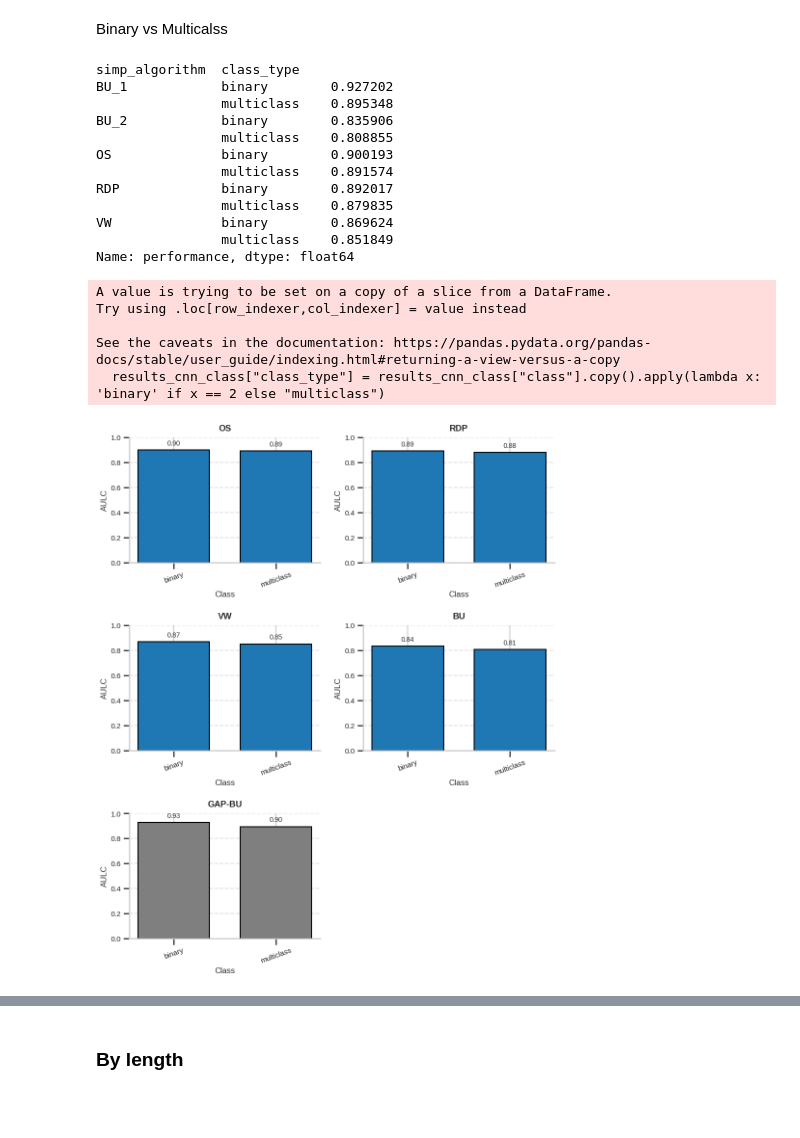
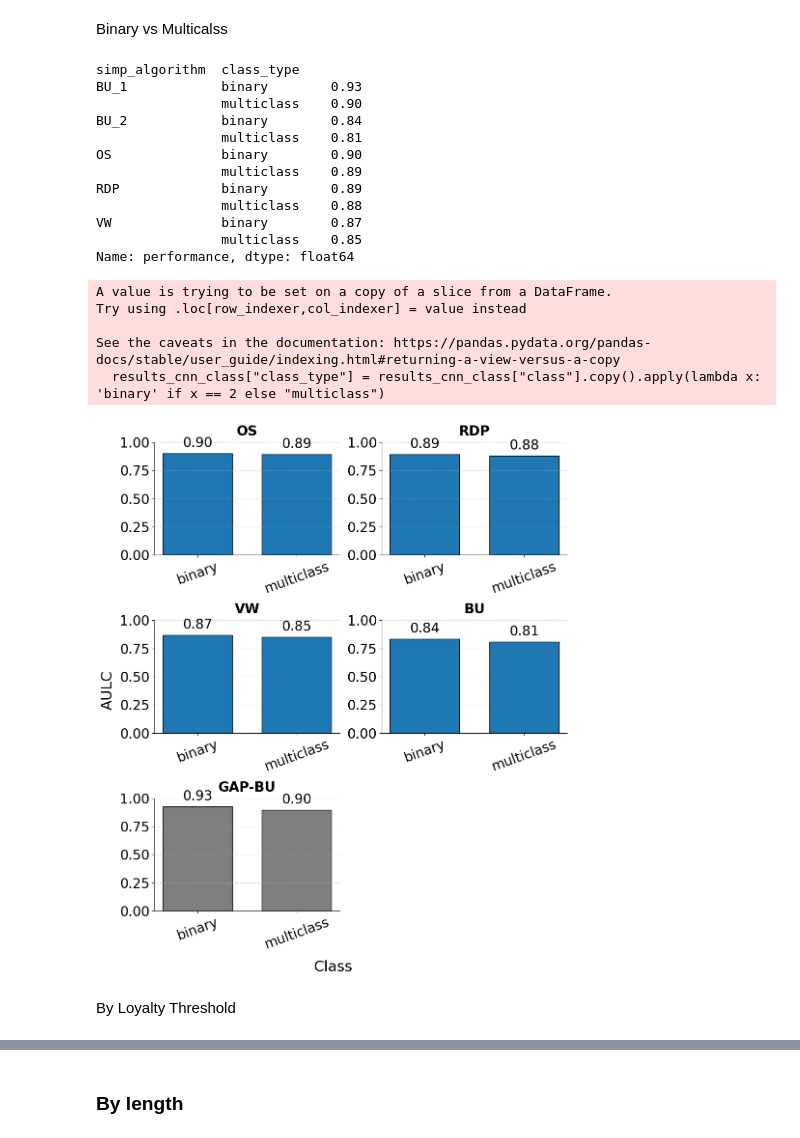
Before and after one commit to femartip/XAI_time_series, a Jupyter notebook: results/global_results.ipynb, the cells around one changed output, grey strips where cells are left out. Drawn from its saved outputs; the diff is of its cells as text; code cells hidden in the pictures; blank space fills up the shorter version.

Commit message:
New plots and testing with llms.

```diff
--- a/results/global_results.ipynb
+++ b/results/global_results.ipynb
@@ -390,0 +389,4 @@ results_cnn = results.query('model == "cnn"')
+# %%
+results_cnn = results.query('model == "cnn"')
+results_cnn.loc[:,'comp@loy=0.8'] = results_cnn['comp@loy=0.8'].astype(float)
+print(results_cnn)
@@ -480,0 +500,12 @@ plt.show()
+# %%
+os_alg_mean_cnn_comp = np.array(results_cnn.query('simp_algorithm == "OS"')["comp@loy=0.8"], dtype=np.float64).mean()
+rdp_alg_mean_cnn_comp = np.array(results_cnn.query('simp_algorithm == "RDP"')["comp@loy=0.8"], dtype=np.float64).mean()
+bu_alg_mean_cnn_comp = np.array(results_cnn.query('simp_algorithm == "BU_1"')["comp@loy=0.8"], dtype=np.float64).mean()
+bu_2_alg_mean_cnn_comp = np.array(results_cnn.query('simp_algorithm == "BU_2"')["comp@loy=0.8"], dtype=np.float64).mean()
+vw_alg_mean_cnn_comp = np.array(results_cnn.query('simp_algorithm == "VW"')["comp@loy=0.8"], dtype=np.float64).mean()
+print("Mean Complexity at Loyalty 0.8 per algorithm")
+print("OS: ", os_alg_mean_cnn_comp)
+print("RDP: ", rdp_alg_mean_cnn_comp)
+print("BU_1: ", bu_alg_mean_cnn_comp)
+print("BU_2: ", bu_2_alg_mean_cnn_comp)
+print("VW: ", vw_alg_mean_cnn_comp)
@@ -534,16 +610,16 @@ results_cnn_alg_bin_vs_mc_mean = results_cnn_class.groupby(["simp_algorithm", "c
 print(results_cnn_alg_bin_vs_mc_mean)
 # %% [output]
 simp_algorithm  class_type
-BU_1            binary        0.927202
-                multiclass    0.895348
-BU_2            binary        0.835906
-                multiclass    0.808855
-OS              binary        0.900193
-                multiclass    0.891574
-RDP             binary        0.892017
-                multiclass    0.879835
-VW              binary        0.869624
-                multiclass    0.851849
+BU_1            binary        0.93
+                multiclass    0.90
+BU_2            binary        0.84
+                multiclass    0.81
+OS              binary        0.90
+                multiclass    0.89
+RDP             binary        0.89
+                multiclass    0.88
+VW              binary        0.87
+                multiclass    0.85
 Name: performance, dtype: float64
 A value is trying to be set on a copy of a slice from a DataFrame.
 Try using .loc[row_indexer,col_indexer] = value instead
@@ -551,48 +627,58 @@ Try using .loc[row_indexer,col_indexer] = value instead
 See the caveats in the documentation: https://pandas.pydata.org/pandas-docs/stable/user_guide/indexing.html#returning-a-view-versus-a-copy
   results_cnn_class["class_type"] = results_cnn_class["class"].copy().apply(lambda x: 'binary' if x == 2 else "multiclass")
 # %%
-#simp_algs = results_cnn_class["simp_algorithm"].unique()
+
+fontsize = 20
 simp_algs = ['OS', 'RDP', 'VW', 'BU_2', 'BU_1']
 num_cols = 2
 num_rows = (len(set(simp_algs)) + 1)//2
 fig = plt.figure(figsize=(5*num_cols, 4*num_rows))
 
 for i, alg in enumerate(simp_algs):
     simp_alg_data = results_cnn_alg_bin_vs_mc_mean[alg]
     x_values = [str(value) for value in simp_alg_data.index.tolist()]
     y_values = simp_alg_data.values.tolist()
 
     ax = fig.add_subplot(num_rows, num_cols, i+1)
     if alg == 'BU_1':
         bars = ax.bar(x_values, y_values, color='C7', edgecolor='black', width=0.7)
     else:
         bars = ax.bar(x_values, y_values, color='C0', edgecolor='black', width=0.7)
 
+    # Set pretty names
+    plot_alg = alg
     if alg == 'BU_2':
-        alg = 'BU'
+        plot_alg = 'BU'
     elif alg == 'BU_1':
-        alg = 'GAP-BU'
+        plot_alg = 'GAP-BU'
 
-    ax.set_title(f'{alg.upper()}', fontsize=13, fontweight='bold', pad=10)
-    ax.set_xlabel('Class', fontsize=12)
-    ax.set_ylabel('AULC', fontsize=12)
+    ax.set_title(f'{plot_alg.upper()}', fontsize=fontsize, fontweight='bold', pad=10)
     ax.set_ylim(0.0, 1.0)
     ax.grid(axis='y', linestyle='--', alpha=0.6)
     ax.spines['top'].set_visible(False)
     ax.spines['right'].set_visible(False)
-    ax.tick_params(axis='x', rotation=20, labelsize=11)
-    ax.tick_params(axis='y', labelsize=11)
+    ax.tick_params(axis='x', rotation=20, labelsize=fontsize)
+    ax.tick_params(axis='y', labelsize=fontsize)
 
     for bar in bars:
         height = bar.get_height()
-        ax.annotate(f"{height:.2f}",
-                    xy=(bar.get_x() + bar.get_width()/2, height),
-                    xytext=(0, 5), textcoords="offset points",
-                    ha='center', va='bottom', fontsize=10)
+        ax.annotate(
+            f"{height:.2f}",
+            xy=(bar.get_x() + bar.get_width() / 2, height),
+            xytext=(0, 5), textcoords="offset points",
+            ha='center', va='bottom', fontsize=fontsize
+        )
 
-#fig.suptitle("Performance per Simplification Algorithm per Class for CNN", fontsize=16, weight='bold', y=1.01)
-plt.tight_layout()
+# Add common x and y labels to the entire figure
+fig.supxlabel('Class', fontsize=fontsize+2)
+fig.supylabel('AULC', fontsize=fontsize+2)
+# Optionally, add a common title as well:
+# fig.suptitle("Performance per Simplification Algorithm per Class for CNN", fontsize=fontsize+4, weight='bold', y=1.01)
+
+plt.tight_layout(rect=[0, 0, 1, 0.97])  # provide space for supxlabel/supylabel (tweak as needed)
 plt.savefig("../plots/mean_auc_per_class_cnn.png")
 plt.show()
 # %% [output]
-[figure, old version]
+[figure, new version]
+# %% [markdown]
+By Loyalty Threshold
```
Also changed, not shown: parts of 37 cells of this notebook, 23 other files.
